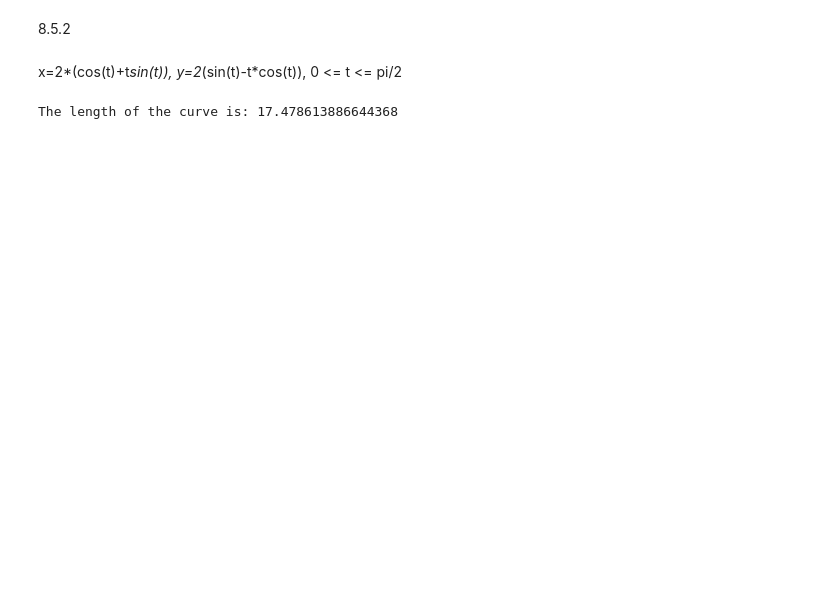
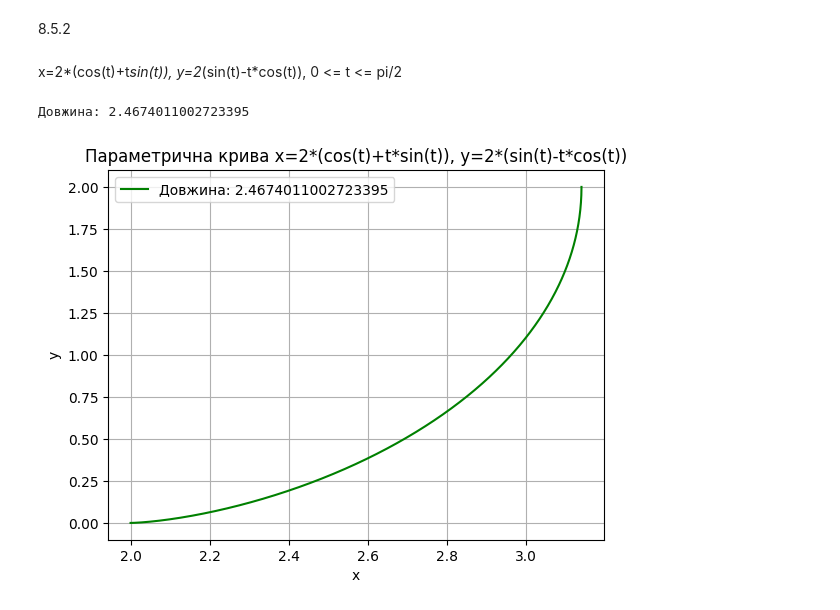
Before and after one commit to luiqor/applied_mathematics, a Jupyter notebook: lab7.ipynb, the cells around one changed output. Cells and saved outputs as stored; diff of their text form; code cells hidden in the pictures; blank space fills up the shorter version.

```diff
--- a/lab7.ipynb
+++ b/lab7.ipynb
@@ -401,31 +175,45 @@ The length of the curve is approximately 14.1619
 8.5.2
 # %% [markdown]
 x=2*(cos(t)+t*sin(t)), y=2*(sin(t)-t*cos(t)), 0 <= t <= pi/2
-# %%
-import numpy as np
-from scipy.integrate import quad
-
-# Parametric equations
-def x(t):
-    return 2 * (np.cos(t) + t * np.sin(t))
-
-def y(t):
-    return 2 * (np.sin(t) - t * np.cos(t))
-
-# Derivatives with respect to t
-def dx_dt(t):
-    return 2 * (-np.sin(t) + (1 + t) * np.cos(t))
-
-def dy_dt(t):
-    return 2 * (np.cos(t) + (1 + t) * np.sin(t))
-
-# Integrand for arc length calculation
-def integrand(t):
-    return np.sqrt(dx_dt(t)**2 + dy_dt(t)**2)
-
-# Integration using quad
-arc_length, error = quad(integrand, 0, np.pi)
-
-print(f"The length of the curve is: {arc_length}")
-# %% [output]
-The length of the curve is: 17.478613886644368
+# %%
+import numpy as np
+import matplotlib.pyplot as plt
+from scipy.integrate import quad
+import sympy as sp
+
+t_symbol = sp.symbols('t')
+
+x_symbol = 2 * (sp.cos(t_symbol) + t_symbol * sp.sin(t_symbol))
+y_symbol = 2 * (sp.sin(t_symbol) - t_symbol * sp.cos(t_symbol))
+
+dx_dt_symbol = sp.diff(x_symbol, t_symbol)
+dy_dt_symbol = sp.diff(y_symbol, t_symbol)
+
+x = sp.lambdify(t_symbol, x_symbol, 'numpy')
+y = sp.lambdify(t_symbol, y_symbol, 'numpy')
+dx_dt = sp.lambdify(t_symbol, dx_dt_symbol, 'numpy')
+dy_dt = sp.lambdify(t_symbol, dy_dt_symbol, 'numpy')
+
+def integrand(t):
+    return np.sqrt(dx_dt(t)**2 + dy_dt(t)**2)
+
+
+length, _ = quad(integrand, 0, np.pi/2) #межі вказані в умові
+
+print(f"Довжина: {length}")
+
+# Plot the curve
+t_values = np.linspace(0, np.pi/2, 1000)
+x_values = x(t_values)
+y_values = y(t_values)
+
+plt.plot(x_values, y_values, label=F'Довжина: {length}', color= 'green')
+plt.title('Параметрична крива x=2*(cos(t)+t*sin(t)), y=2*(sin(t)-t*cos(t))')
+plt.xlabel('x')
+plt.ylabel('y')
+plt.grid(True)
+plt.legend()
+plt.show()
+# %% [output]
+Довжина: 2.4674011002723395
+[figure, added]
```
Also changed, not shown: parts of 15 cells of this notebook, 15 other files.
